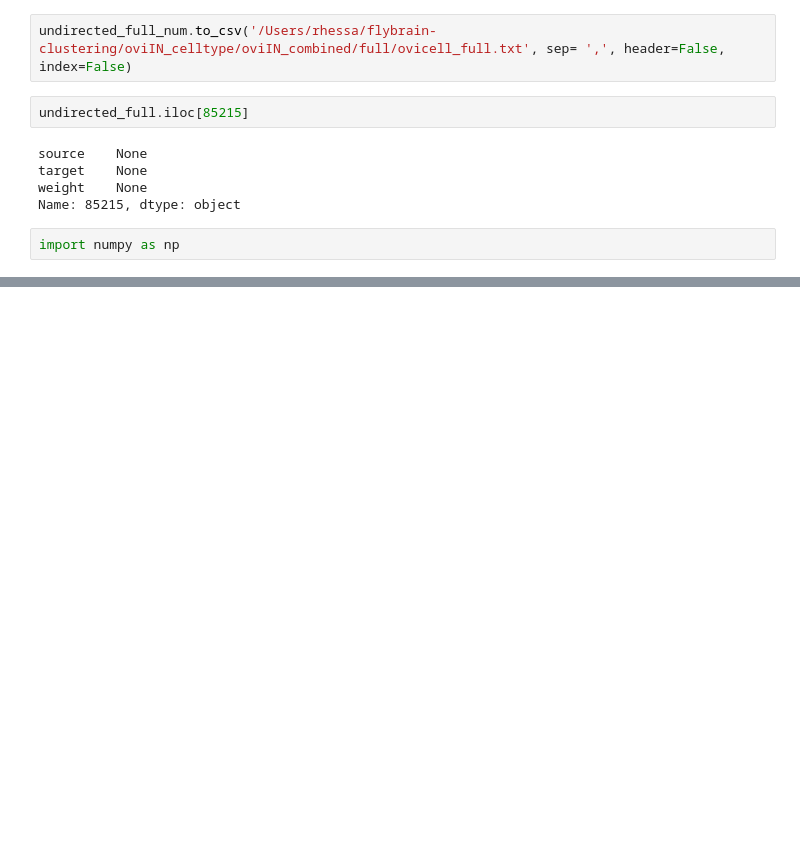
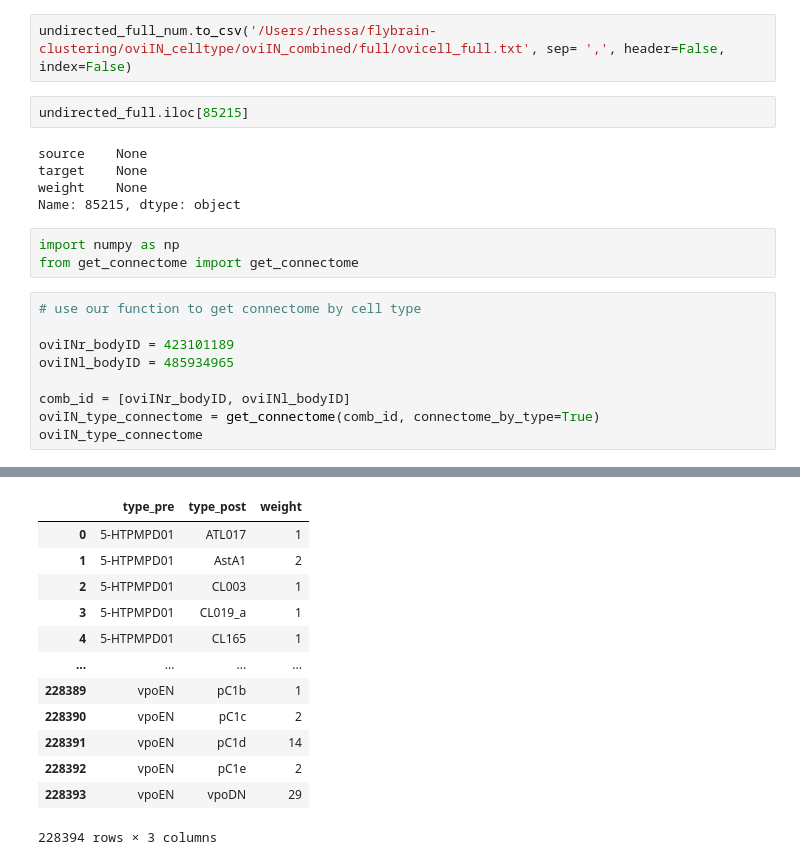
Before and after one commit to RhessaWL/flybrain-clustering, a Jupyter notebook: oviIN_celltype/oviIN_combined/creating_network.ipynb, the cells around one changed output, grey strips where cells are left out. Cells and saved outputs as stored; diff of their text form; blank space fills up the shorter version.

```diff
--- a/oviIN_celltype/oviIN_combined/creating_network.ipynb
+++ b/oviIN_celltype/oviIN_combined/creating_network.ipynb
@@ -474,3 +474,14 @@ weight    None
 Name: 85215, dtype: object
 # %%
 import numpy as np
+from get_connectome import get_connectome
+# %%
+# use our function to get connectome by cell type
+
+oviINr_bodyID = 423101189
+oviINl_bodyID = 485934965
+
+comb_id = [oviINr_bodyID, oviINl_bodyID]
+oviIN_type_connectome = get_connectome(comb_id, connectome_by_type=True)
+oviIN_type_connectome
+# %% [output]
@@ -476,0 +491,13 @@ import numpy as np
+|  | type_pre | type_post | weight |
+| 0 | 5-HTPMPD01 | ATL017 | 1 |
+| 1 | 5-HTPMPD01 | AstA1 | 2 |
+| 2 | 5-HTPMPD01 | CL003 | 1 |
+| 3 | 5-HTPMPD01 | CL019_a | 1 |
+| 4 | 5-HTPMPD01 | CL165 | 1 |
+| ... | ... | ... | ... |
+| 228389 | vpoEN | pC1b | 1 |
+| 228390 | vpoEN | pC1c | 2 |
+| 228391 | vpoEN | pC1d | 14 |
+| 228392 | vpoEN | pC1e | 2 |
+| 228393 | vpoEN | vpoDN | 29 |
+228394 rows × 3 columns
```
Also changed, not shown: parts of 5 cells of this notebook, 7 other files.
